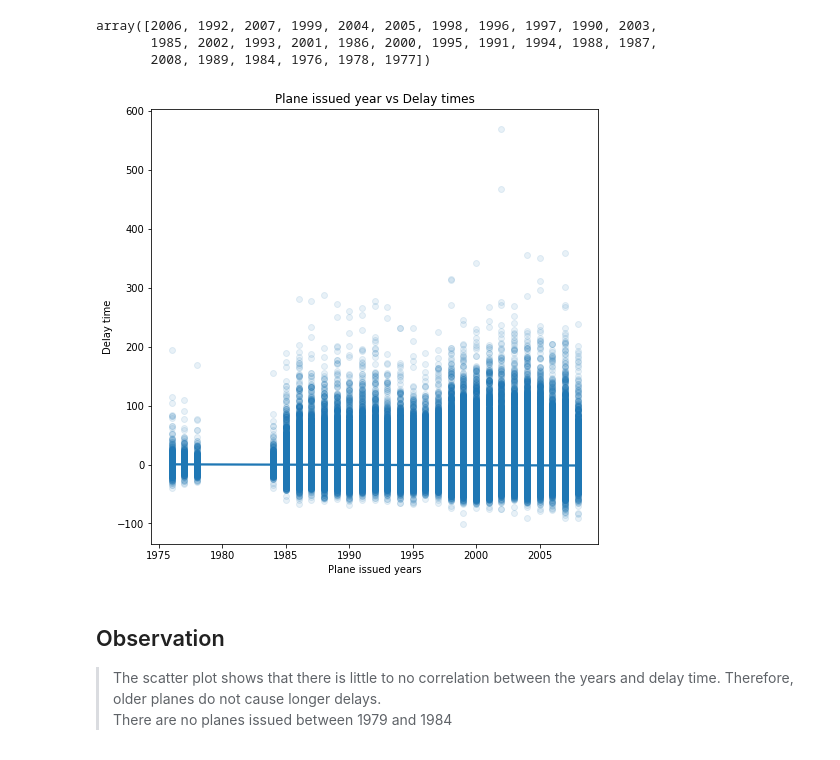
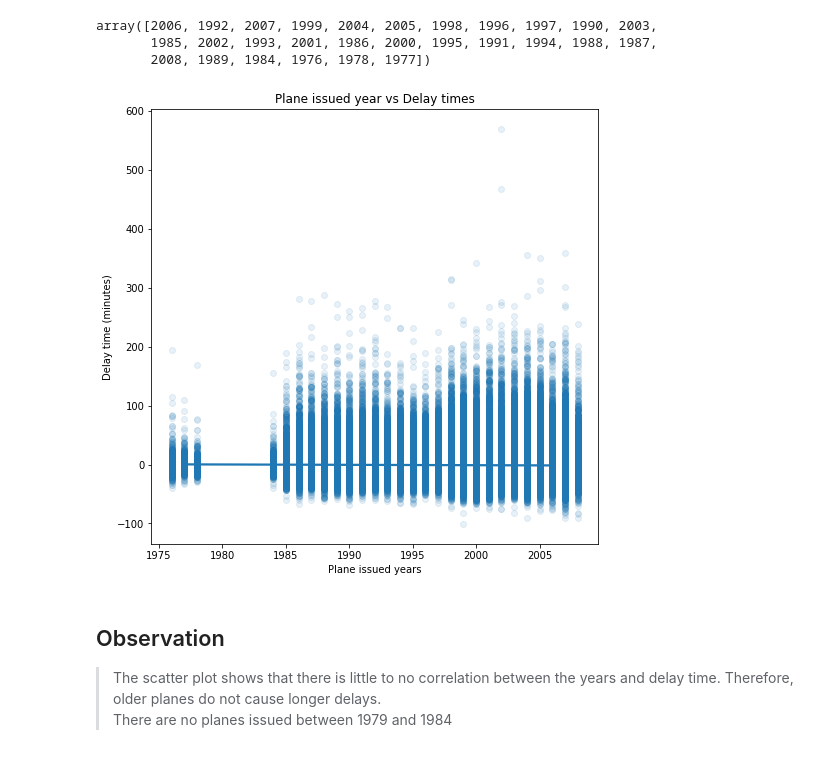
Before and after one commit to ssarrayya/alx-udacity_data-visualization, a Jupyter notebook: Part_I_exploration_template.ipynb, the cells around one changed output. Saved outputs shown, nothing was run; the diff lists cells and outputs as text; code cells hidden in the pictures.

```diff
--- a/Part_I_exploration_template.ipynb
+++ b/Part_I_exploration_template.ipynb
@@ -633,6 +645,6 @@ plane_and_dets.head()
 5 rows × 28 columns
 # %%
 # extracting year from issue date column
-plane_and_dets['year'] = plane_and_dets['issue_date'].dt.year
+plane_and_dets['issue_year'] = plane_and_dets['issue_date'].dt.year
 # %%
 # checking throught
@@ -643,17 +655,17 @@ array([2006, 1992, 2007, 1999, 2004, 2005, 1998, 1996, 1997, 1990, 2003,
        2008, 1989, 1984, 1976, 1978, 1977])
 # %%
 # Converting year to categorical variable to ensure order
-ordered_years = pd.api.types.CategoricalDtype(categories=plane_and_dets['year'].unique(), ordered=True)
-plane_and_dets['year'] = plane_and_dets['year'].astype(ordered_years)
+ordered_years = pd.api.types.CategoricalDtype(categories=plane_and_dets['issue_year'].unique(), ordered=True)
+plane_and_dets['issue_year'] = plane_and_dets['issue_year'].astype(ordered_years)
 # %%
 # plotting the data
 plt.figure(figsize=[8, 8])
-sb.regplot(plane_and_dets['year'], plane_and_dets['delay_time'], scatter_kws={'alpha':1/10}, ci=None);
+sb.regplot(plane_and_dets['issue_year'], plane_and_dets['delay_time'], scatter_kws={'alpha':1/10}, ci=None);
 plt.title('Plane issued year vs Delay times')
 plt.xlabel('Plane issued years')
-plt.ylabel('Delay time');
+plt.ylabel('Delay time (minutes)');
 # %% [output]
-[figure, old version]
+[figure, new version]
 # %% [markdown]
 ## Observation
 > The scatter plot shows that there is little to no correlation between the years and delay time. Therefore, older planes do not cause longer delays.
```
Also changed, not shown: parts of 27 cells of this notebook.
